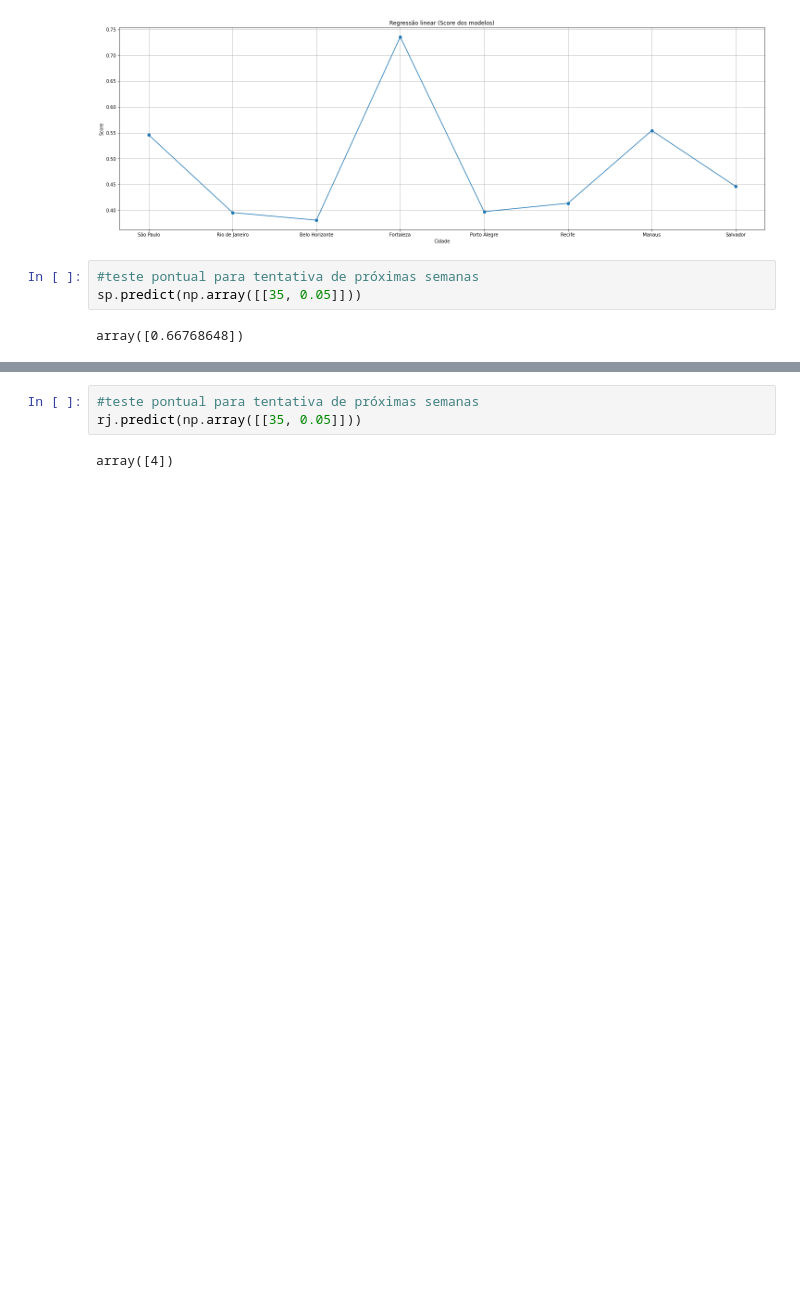
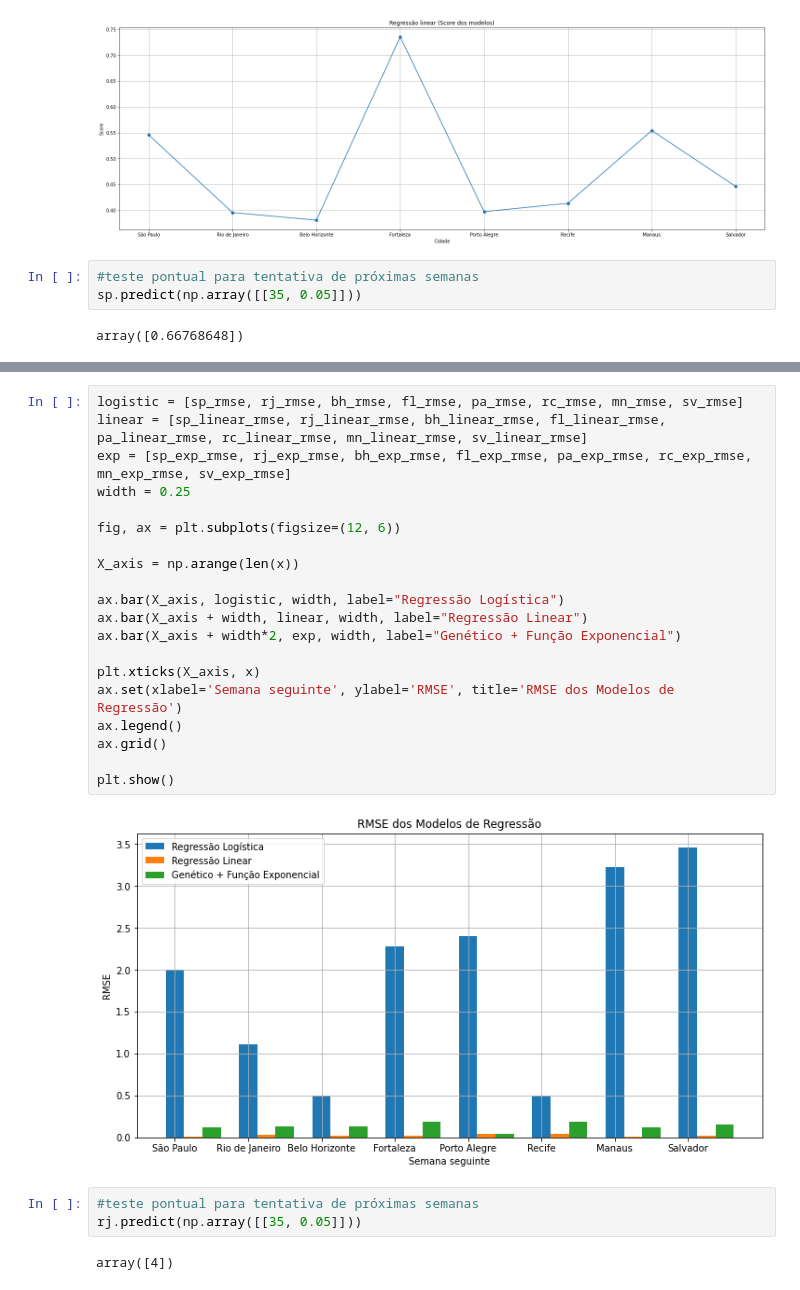
Before and after one commit to brunomarram/tcc-ufv, a Jupyter notebook: src/analysis/models/models.ipynb, the cells around one changed output, grey strips where cells are left out. Saved outputs shown, nothing was run; the diff lists cells and outputs as text; blank space fills up the shorter version.

```diff
--- a/src/analysis/models/models.ipynb
+++ b/src/analysis/models/models.ipynb
@@ -292,3 +320,25 @@ plt.show()
+# %%
+logistic = [sp_rmse, rj_rmse, bh_rmse, fl_rmse, pa_rmse, rc_rmse, mn_rmse, sv_rmse]
+linear = [sp_linear_rmse, rj_linear_rmse, bh_linear_rmse, fl_linear_rmse, pa_linear_rmse, rc_linear_rmse, mn_linear_rmse, sv_linear_rmse]
+exp = [sp_exp_rmse, rj_exp_rmse, bh_exp_rmse, fl_exp_rmse, pa_exp_rmse, rc_exp_rmse, mn_exp_rmse, sv_exp_rmse]
+width = 0.25
+
+fig, ax = plt.subplots(figsize=(12, 6))
+
+X_axis = np.arange(len(x))
+
+ax.bar(X_axis, logistic, width, label="Regressão Logística")
+ax.bar(X_axis + width, linear, width, label="Regressão Linear")
+ax.bar(X_axis + width*2, exp, width, label="Genético + Função Exponencial")
+
+plt.xticks(X_axis, x)
+ax.set(xlabel='Semana seguinte', ylabel='RMSE', title='RMSE dos Modelos de Regressão')
+ax.legend()
+ax.grid()
+
+plt.show()
+# %% [output]
+[figure, added]
 # %%
 #teste pontual para tentativa de próximas semanas
 rj.predict(np.array([[35, 0.05]]))
```
Also changed, not shown: parts of 6 cells of this notebook, 2 other files.
